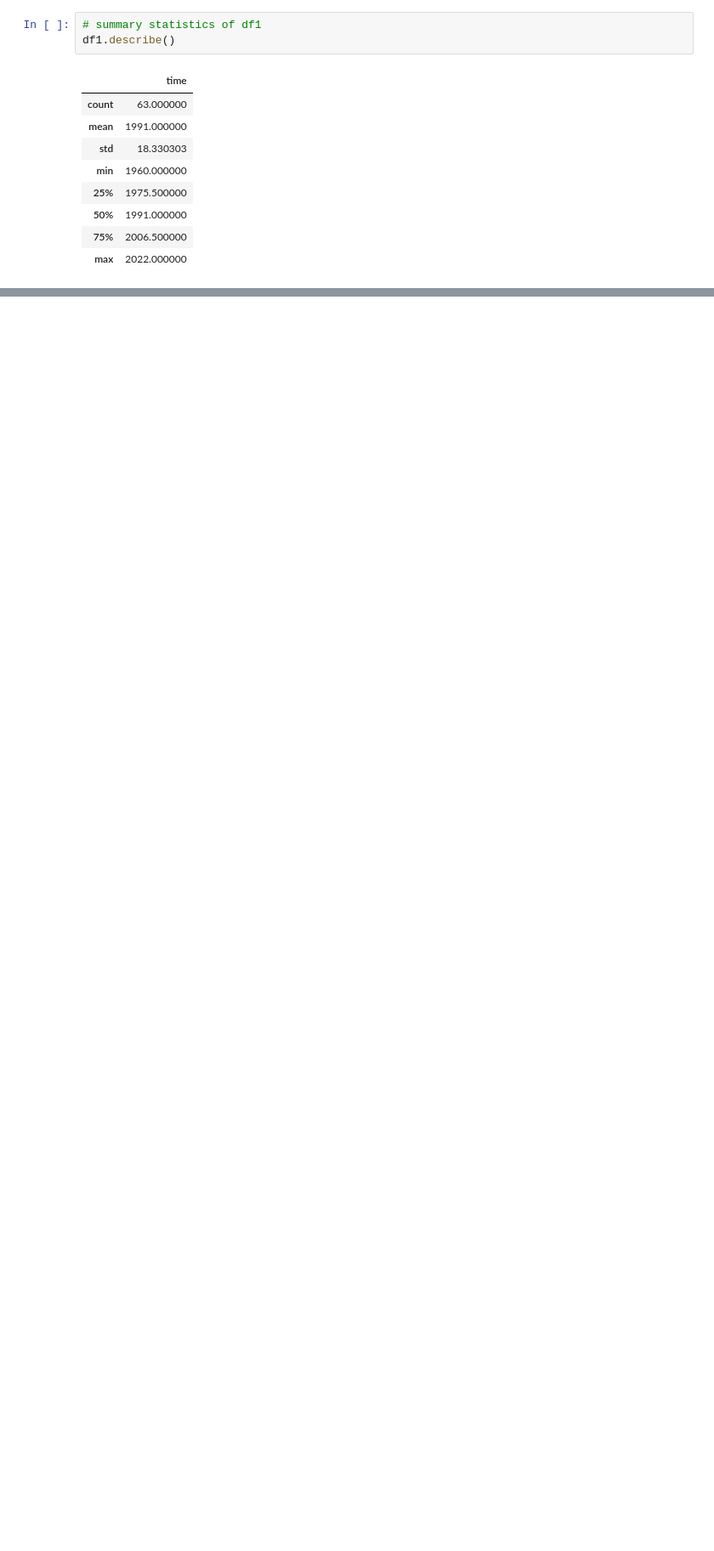
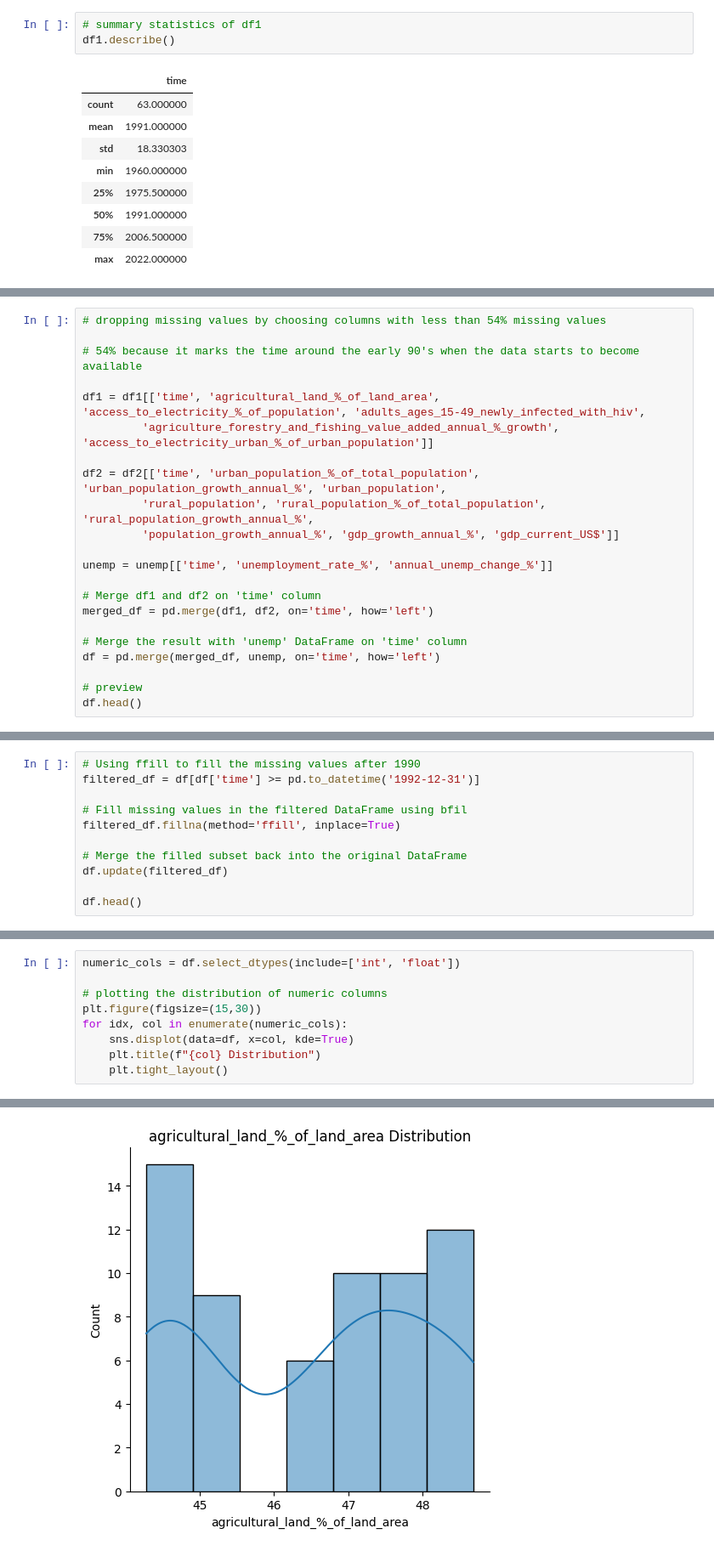
Before and after one commit to teofizzy/dte_datathon, a Jupyter notebook: src/challenges/challenge_1/index.ipynb, the cells around one changed output, grey strips where cells are left out. Shown at 85% size. Cells and saved outputs as stored; diff of their text form; blank space fills up the shorter version.

Commit message:
started eda

```diff
--- a/src/challenges/challenge_1/index.ipynb
+++ b/src/challenges/challenge_1/index.ipynb
@@ -209,0 +396,22 @@ In checking for the validity, we check if the data is in the correct format.
+# %%
+# dropping missing values by choosing columns with less than 54% missing values
+
+# 54% because it marks the time around the early 90's when the data starts to become available
+
+df1 = df1[['time', 'agricultural_land_%_of_land_area', 'access_to_electricity_%_of_population', 'adults_ages_15-49_newly_infected_with_hiv',
+         'agriculture_forestry_and_fishing_value_added_annual_%_growth', 'access_to_electricity_urban_%_of_urban_population']]
+
+df2 = df2[['time', 'urban_population_%_of_total_population', 'urban_population_growth_annual_%', 'urban_population',
+         'rural_population', 'rural_population_%_of_total_population', 'rural_population_growth_annual_%',
+         'population_growth_annual_%', 'gdp_growth_annual_%', 'gdp_current_US$']]
+
+unemp = unemp[['time', 'unemployment_rate_%', 'annual_unemp_change_%']]
+
+# Merge df1 and df2 on 'time' column
+merged_df = pd.merge(df1, df2, on='time', how='left')
+
+# Merge the result with 'unemp' DataFrame on 'time' column
+df = pd.merge(merged_df, unemp, on='time', how='left')
+
+# preview
+df.head()
@@ -209,0 +435,11 @@ In checking for the validity, we check if the data is in the correct format.
+# %%
+# Using ffill to fill the missing values after 1990
+filtered_df = df[df['time'] >= pd.to_datetime('1992-12-31')]
+
+# Fill missing values in the filtered DataFrame using bfil
+filtered_df.fillna(method='ffill', inplace=True)
+
+# Merge the filled subset back into the original DataFrame
+df.update(filtered_df)
+
+df.head()
@@ -209,0 +555,10 @@ In checking for the validity, we check if the data is in the correct format.
+# %%
+numeric_cols = df.select_dtypes(include=['int', 'float'])
+
+# plotting the distribution of numeric columns
+plt.figure(figsize=(15,30))
+for idx, col in enumerate(numeric_cols):
+    sns.displot(data=df, x=col, kde=True)
+    plt.title(f"{col} Distribution")
+    plt.tight_layout()
+# %% [output]
@@ -209,0 +566 @@ In checking for the validity, we check if the data is in the correct format.
+[figure, added]
```
Also changed, not shown: parts of 34 cells of this notebook, 4 other files.
